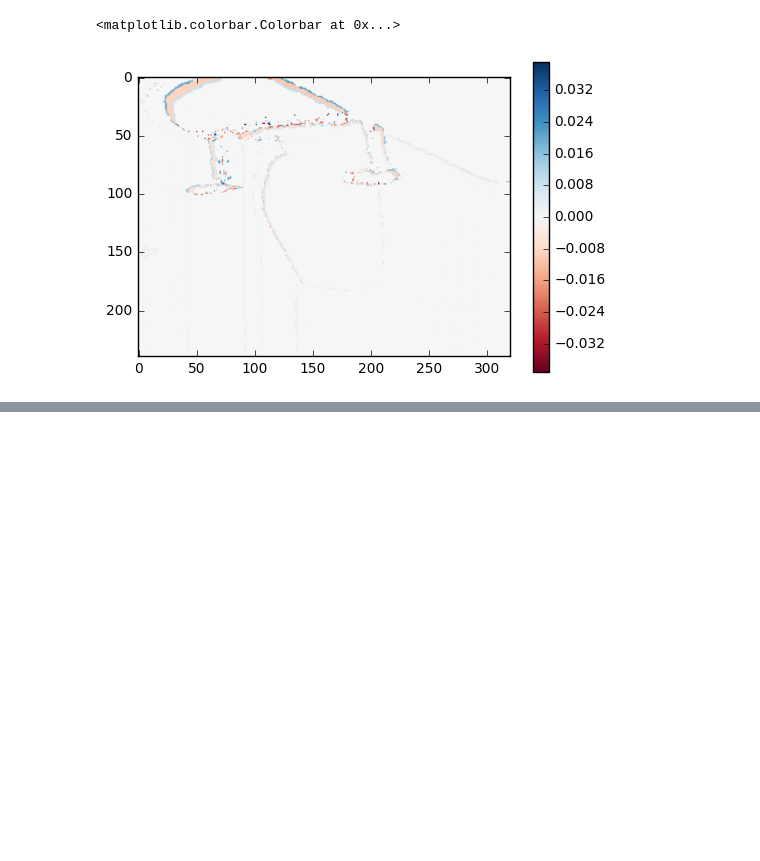
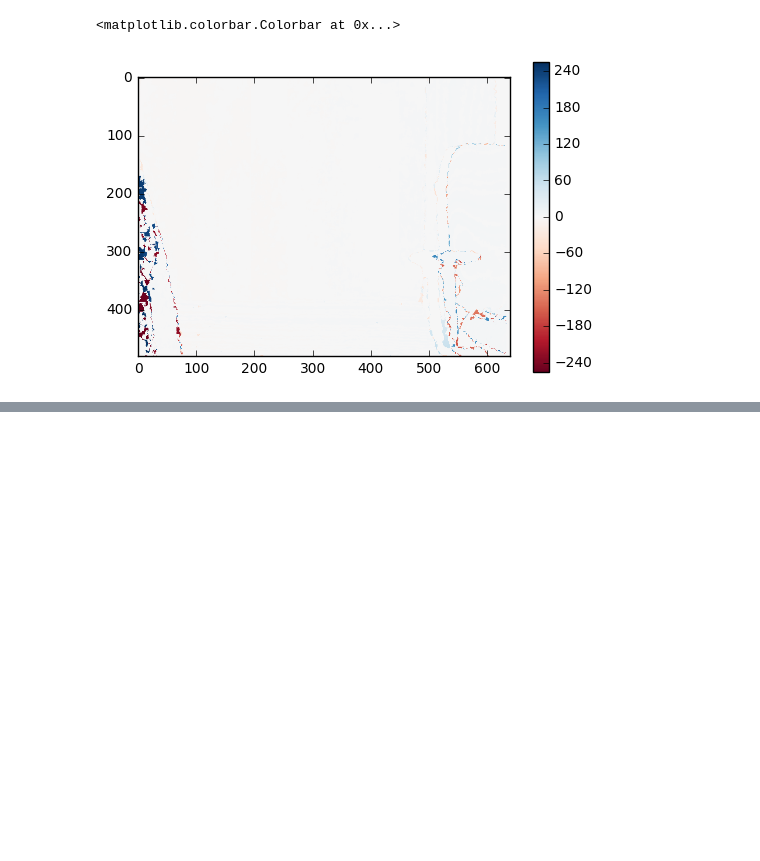
Before and after one commit to openearth/sandbox-fm, a Jupyter notebook: notebooks/coupling.ipynb, the cells around one changed output, grey strips where cells are left out. Cells and saved outputs as stored; diff of their text form; code cells hidden in the pictures.

```diff
--- a/notebooks/coupling.ipynb
+++ b/notebooks/coupling.ipynb
@@ -29,0 +25,5 @@ img = next(images)
+# %%
+videos = sandbox_fm.depth.video_images()
+depths = sandbox_fm.depth.depth_images()
+depth_0 = next(depths).astype('float32')
+video_0 = next(videos)
@@ -29,0 +36,2 @@ img = next(images)
+# %%
+depth = next(depths).astype('float32')
@@ -30,8 +44,8 @@ img = next(images)
 # %%
-vmax = (img - img_0).max()
+vmax = (depth - depth_0).max()
 vmin = -vmax
-plt.imshow(img - img_0, matplotlib.cm.RdBu, vmin=vmin, vmax=vmax)
+plt.imshow(depth - depth_0, matplotlib.cm.RdBu, vmin=vmin, vmax=vmax)
 plt.colorbar()
 # %% [output]
 <matplotlib.colorbar.Colorbar at 0x...>
-[figure, old version]
+[figure, new version]
```
Also changed, not shown: parts of 31 cells of this notebook, 6 other files.
